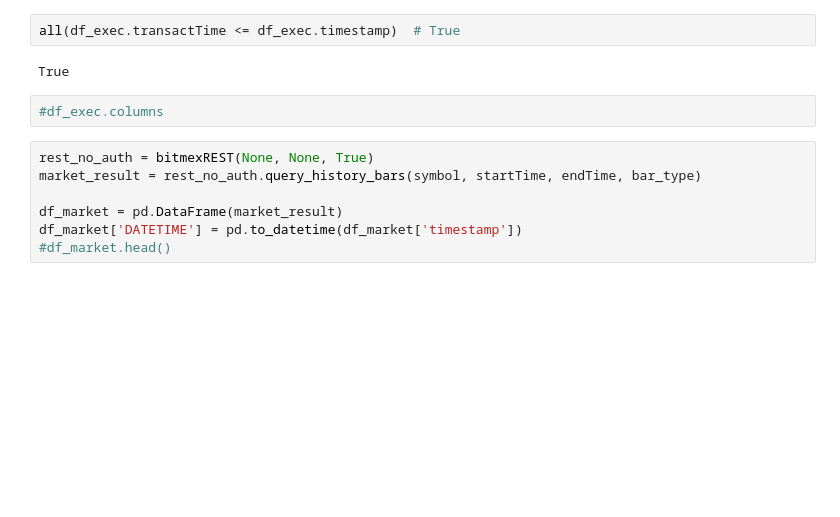
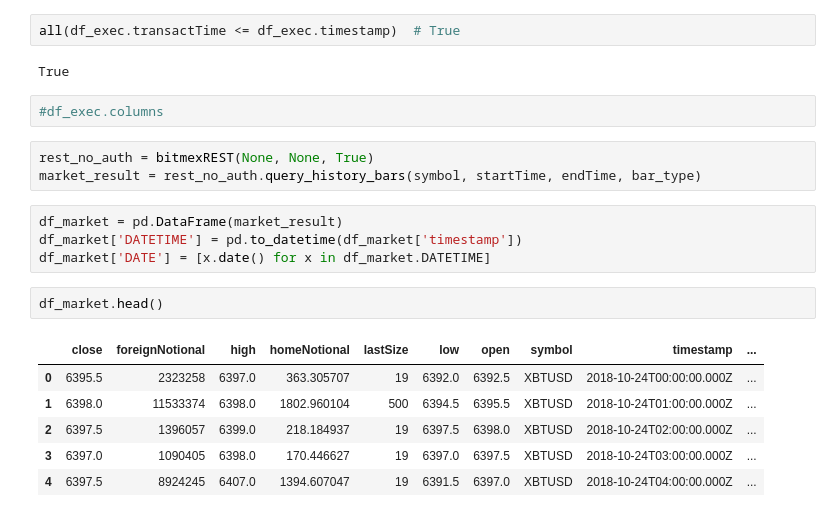
Before and after one commit to JiaRu2016/qsed, a Jupyter notebook: qsed/trading-report/trading-report-template.ipynb, the cells around one changed output. Cells and saved outputs as stored; diff of their text form; blank space fills up the shorter version.

```diff
--- a/qsed/trading-report/trading-report-template.ipynb
+++ b/qsed/trading-report/trading-report-template.ipynb
@@ -52,9 +52,18 @@ True
 # %%
 rest_no_auth = bitmexREST(None, None, True)
 market_result = rest_no_auth.query_history_bars(symbol, startTime, endTime, bar_type)
-
-df_market = pd.DataFrame(market_result)
-df_market['DATETIME'] = pd.to_datetime(df_market['timestamp'])
-#df_market.head()
+# %%
+df_market = pd.DataFrame(market_result)
+df_market['DATETIME'] = pd.to_datetime(df_market['timestamp'])
+df_market['DATE'] = [x.date() for x in df_market.DATETIME]
+# %%
+df_market.head()
+# %% [output]
+|  | close | foreignNotional | high | homeNotional | lastSize | low | open | symbol | timestamp | ... |
+| 0 | 6395.5 | 2323258 | 6397.0 | 363.305707 | 19 | 6392.0 | 6392.5 | XBTUSD | 2018-10-24T00:00:00.000Z | ... |
+| 1 | 6398.0 | 11533374 | 6398.0 | 1802.960104 | 500 | 6394.5 | 6395.5 | XBTUSD | 2018-10-24T01:00:00.000Z | ... |
+| 2 | 6397.5 | 1396057 | 6399.0 | 218.184937 | 19 | 6397.5 | 6398.0 | XBTUSD | 2018-10-24T02:00:00.000Z | ... |
+| 3 | 6397.0 | 1090405 | 6398.0 | 170.446627 | 19 | 6397.0 | 6397.5 | XBTUSD | 2018-10-24T03:00:00.000Z | ... |
+| 4 | 6397.5 | 8924245 | 6407.0 | 1394.607047 | 19 | 6391.5 | 6397.0 | XBTUSD | 2018-10-24T04:00:00.000Z | ... |
 # %%
 from qsPlot import ohlc_plot
```
Also changed, not shown: parts of 3 cells of this notebook, 1 other file.
